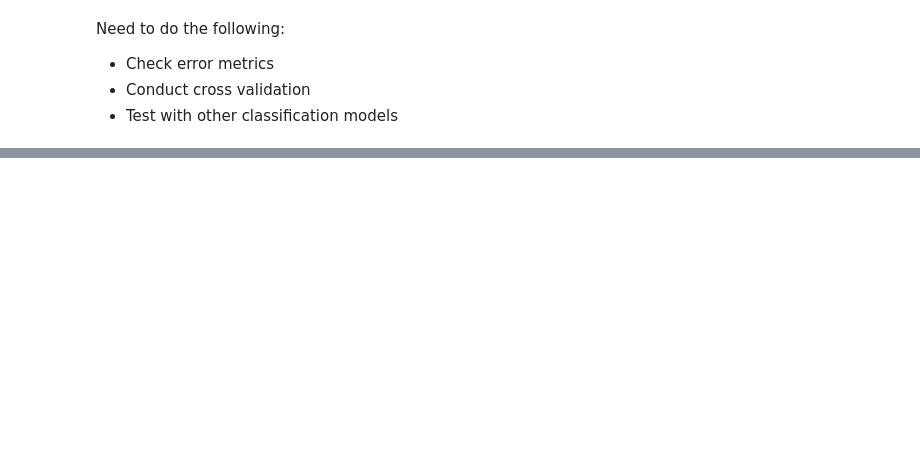
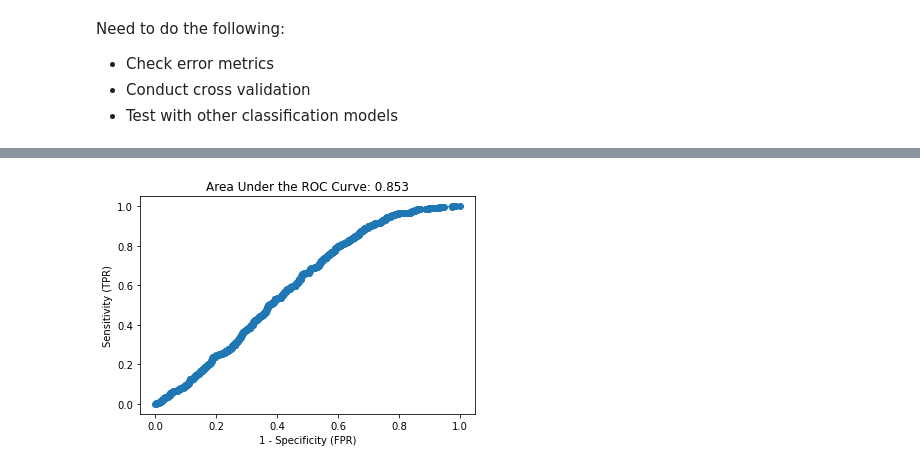
Before and after one commit to tawney-kirkland/03-mcnulty, a Jupyter notebook: data-processing.ipynb, the cells around one changed output, grey strips where cells are left out. Cells and saved outputs as stored; diff of their text form; code cells hidden in the pictures; blank space fills up the shorter version.

```diff
--- a/data-processing.ipynb
+++ b/data-processing.ipynb
@@ -383,0 +513,4 @@ Need to do the following:
+# %%
+plot_roc(df_test['bank_acc'], lm_2.predict_proba(x_test1)[:, 1])
+# %% [output]
+[figure, added]
```
Also changed, not shown: parts of 34 cells of this notebook, 1 other file.
